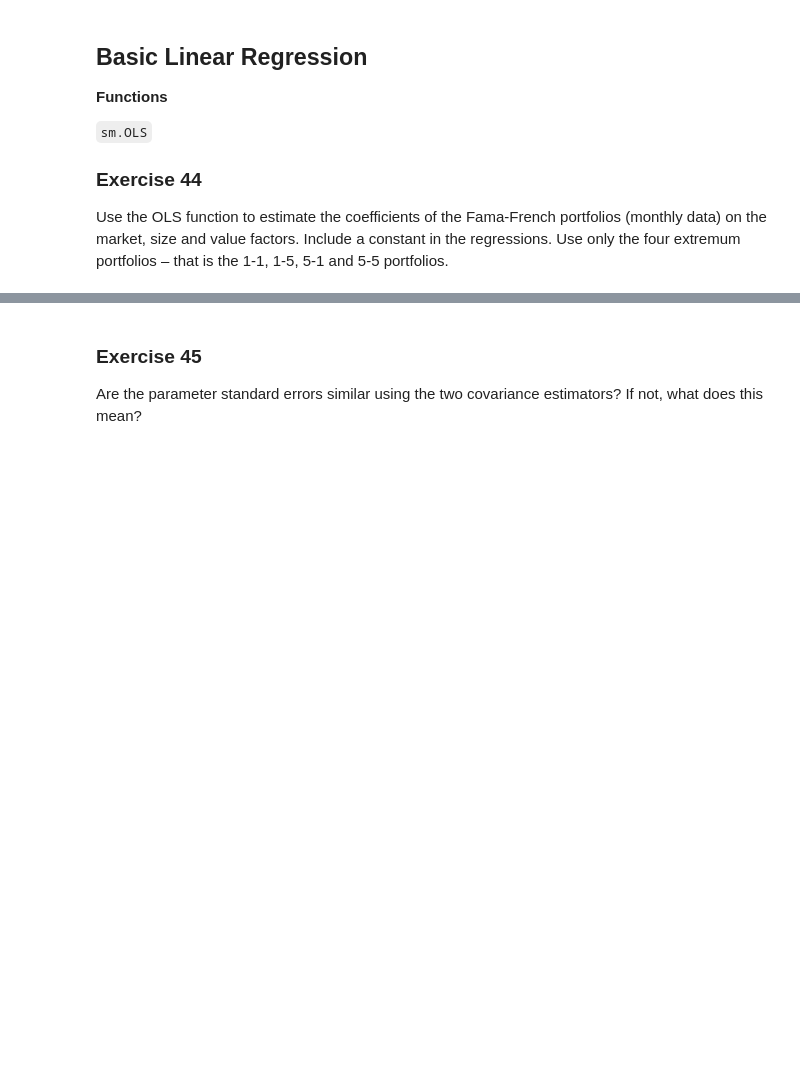
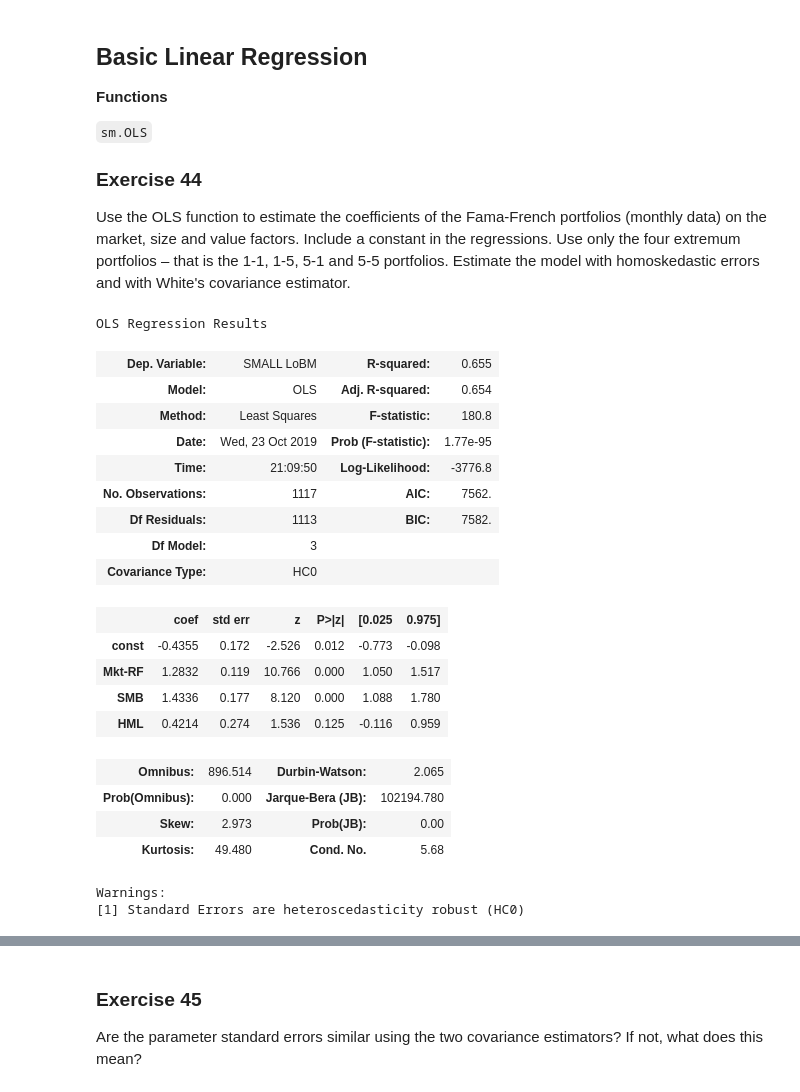
Before and after one commit to bashtage/python-introduction, a Jupyter notebook: solutions/autumn/regression-basic.ipynb, the cells around one changed output, grey strips where cells are left out. Drawn from its saved outputs; the diff is of its cells as text; code cells hidden in the pictures; blank space fills up the shorter version.

```diff
--- a/solutions/autumn/regression-basic.ipynb
+++ b/solutions/autumn/regression-basic.ipynb
@@ -8,4 +8,47 @@
 ### Exercise 44
 Use the OLS function to estimate the coefficients of the Fama-French portfolios (monthly data) on the
 market, size and value factors. Include a constant in the regressions. Use only the four
-extremum portfolios – that is the 1-1, 1-5, 5-1 and 5-5 portfolios.
+extremum portfolios – that is the 1-1, 1-5, 5-1 and 5-5 portfolios. Estimate the model with
+homoskedastic errors and with White's covariance estimator.
+# %%
+import pandas as pd
+
+ff = pd.read_hdf("data/ff.h5", "ff")
+ff.head()
+
+factors = ff.iloc[:,:3]
+portfolios = ff.iloc[:,4:]
+portfolios = portfolios[["SMALL LoBM", "SMALL HiBM","BIG LoBM", "BIG HiBM"]]
+# %%
+import statsmodels.api as sm
+factors = sm.add_constant(factors)
+all_results = {}
+homosk_results = {}
+# %%
+mod = sm.OLS(portfolios["SMALL LoBM"], factors)
+res = mod.fit(cov_type="HC0")
+all_results["SMALL LoBM"] = res
+homosk_results["SMALL LoBM"] = sm.OLS(portfolios["SMALL LoBM"], factors).fit()
+res.summary()
+# %% [output]
+OLS Regression Results
+| Dep. Variable: | SMALL LoBM | R-squared: | 0.655 |
+| Model: | OLS | Adj. R-squared: | 0.654 |
+| Method: | Least Squares | F-statistic: | 180.8 |
+| Date: | Wed, 23 Oct 2019 | Prob (F-statistic): | 1.77e-95 |
+| Time: | 21:09:50 | Log-Likelihood: | -3776.8 |
+| No. Observations: | 1117 | AIC: | 7562. |
+| Df Residuals: | 1113 | BIC: | 7582. |
+| Df Model: | 3 |  |  |
+| Covariance Type: | HC0 |  |  |
+|  | coef | std err | z | P>|z| | [0.025 | 0.975] |
+| const | -0.4355 | 0.172 | -2.526 | 0.012 | -0.773 | -0.098 |
+| Mkt-RF | 1.2832 | 0.119 | 10.766 | 0.000 | 1.050 | 1.517 |
+| SMB | 1.4336 | 0.177 | 8.120 | 0.000 | 1.088 | 1.780 |
+| HML | 0.4214 | 0.274 | 1.536 | 0.125 | -0.116 | 0.959 |
+| Omnibus: | 896.514 | Durbin-Watson: | 2.065 |
+| Prob(Omnibus): | 0.000 | Jarque-Bera (JB): | 102194.780 |
+| Skew: | 2.973 | Prob(JB): | 0.00 |
+| Kurtosis: | 49.480 | Cond. No. | 5.68 |
+Warnings:
+[1] Standard Errors are heteroscedasticity robust (HC0)
```
Also changed, not shown: parts of 7 cells of this notebook, 17 other files.
